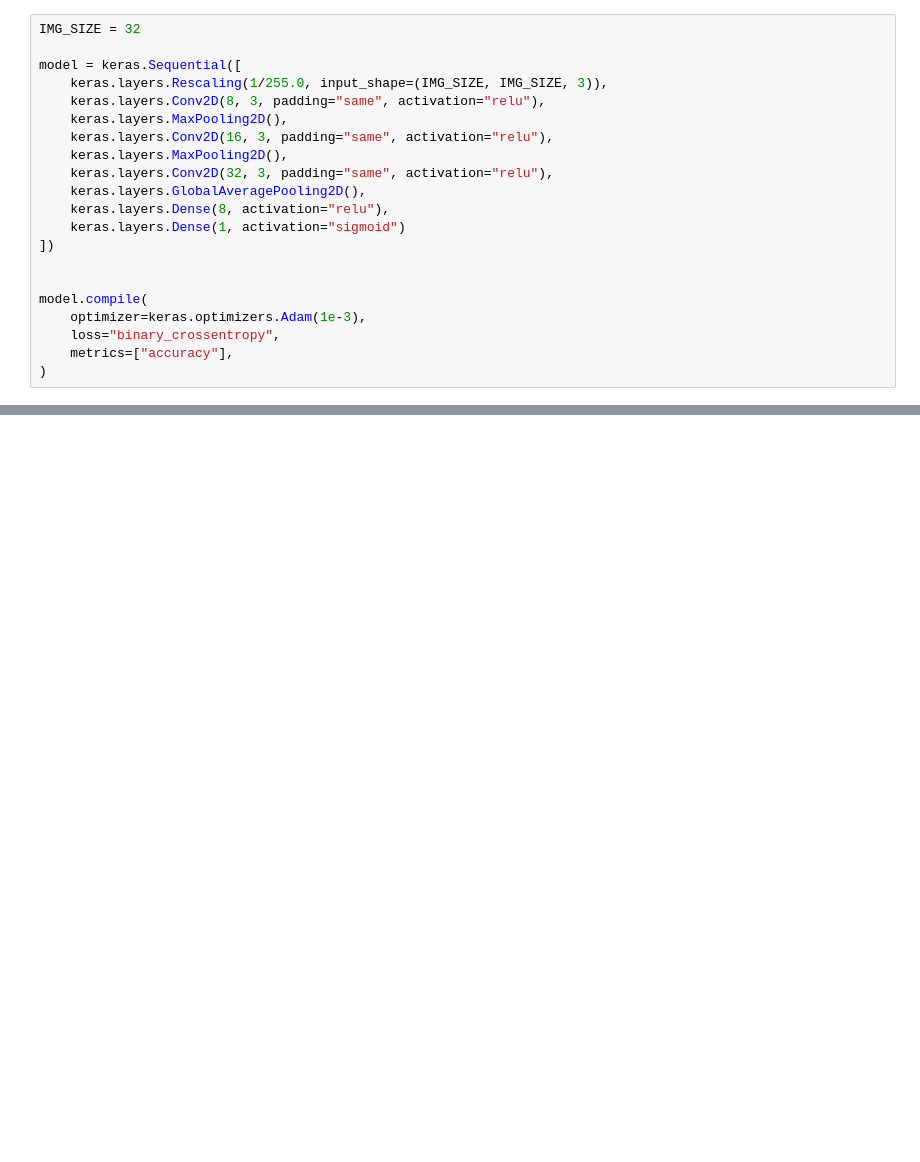
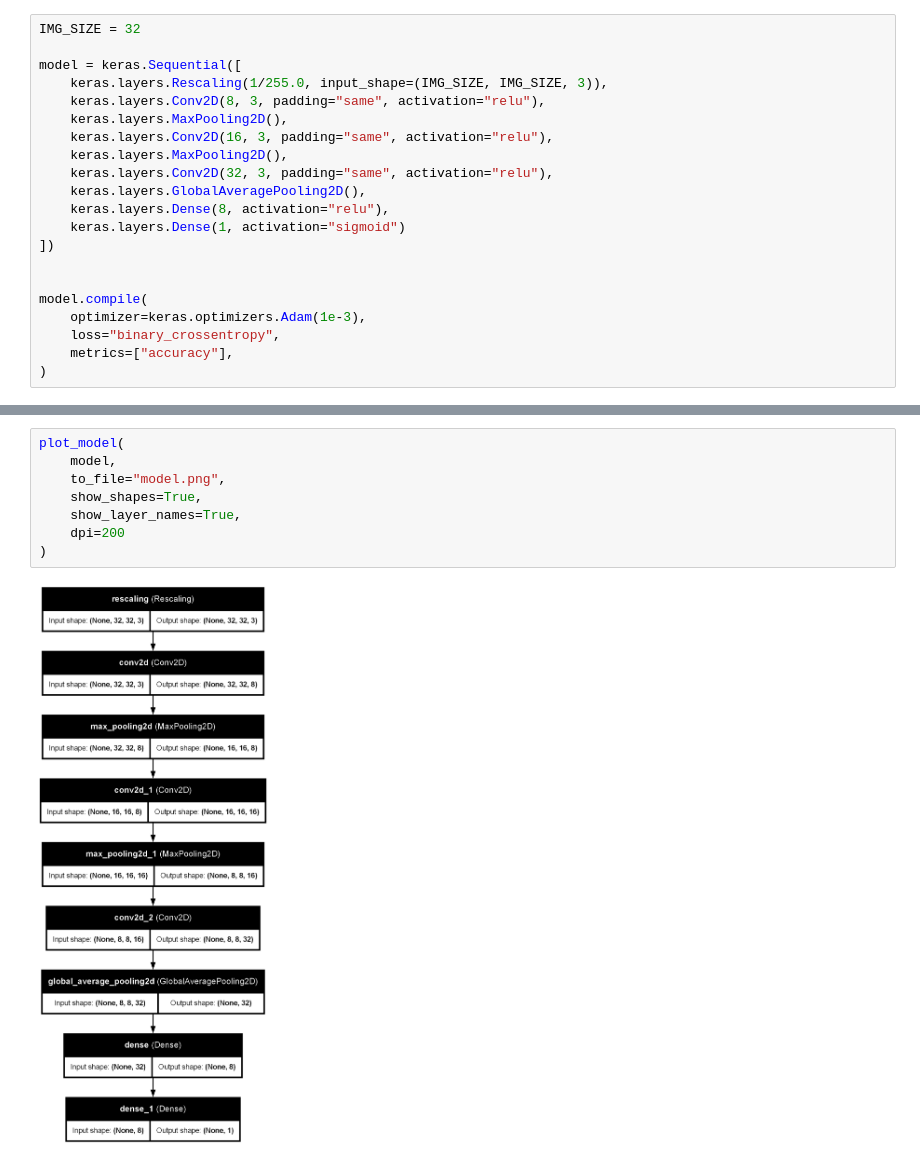
Before and after one commit to cookiebouquets/PurrceptronCV, a Jupyter notebook: model/catclassifier.ipynb, the cells around one changed output, grey strips where cells are left out. Drawn from its saved outputs; the diff is of its cells as text; blank space fills up the shorter version.

```diff
--- a/model/catclassifier.ipynb
+++ b/model/catclassifier.ipynb
@@ -128,3 +128,13 @@ model.evaluate(test_ds)
+# %%
+plot_model(
+    model,
+    to_file="model.png",
+    show_shapes=True,
+    show_layer_names=True,
+    dpi=200
+)
+# %% [output]
+[figure, added]
 # %%
 model.export("saved_model")
 
```
Also changed, not shown: parts of 5 cells of this notebook, 7 other files.
